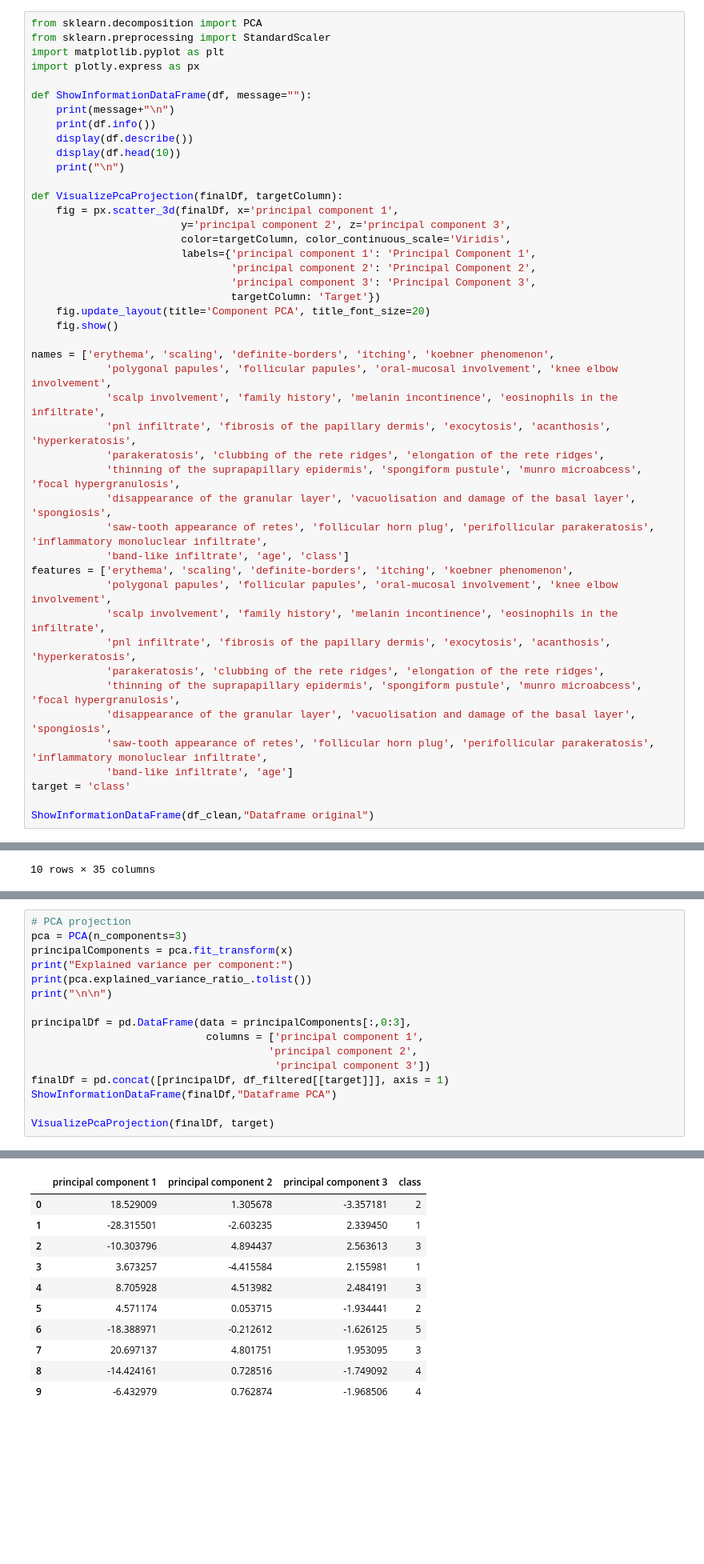
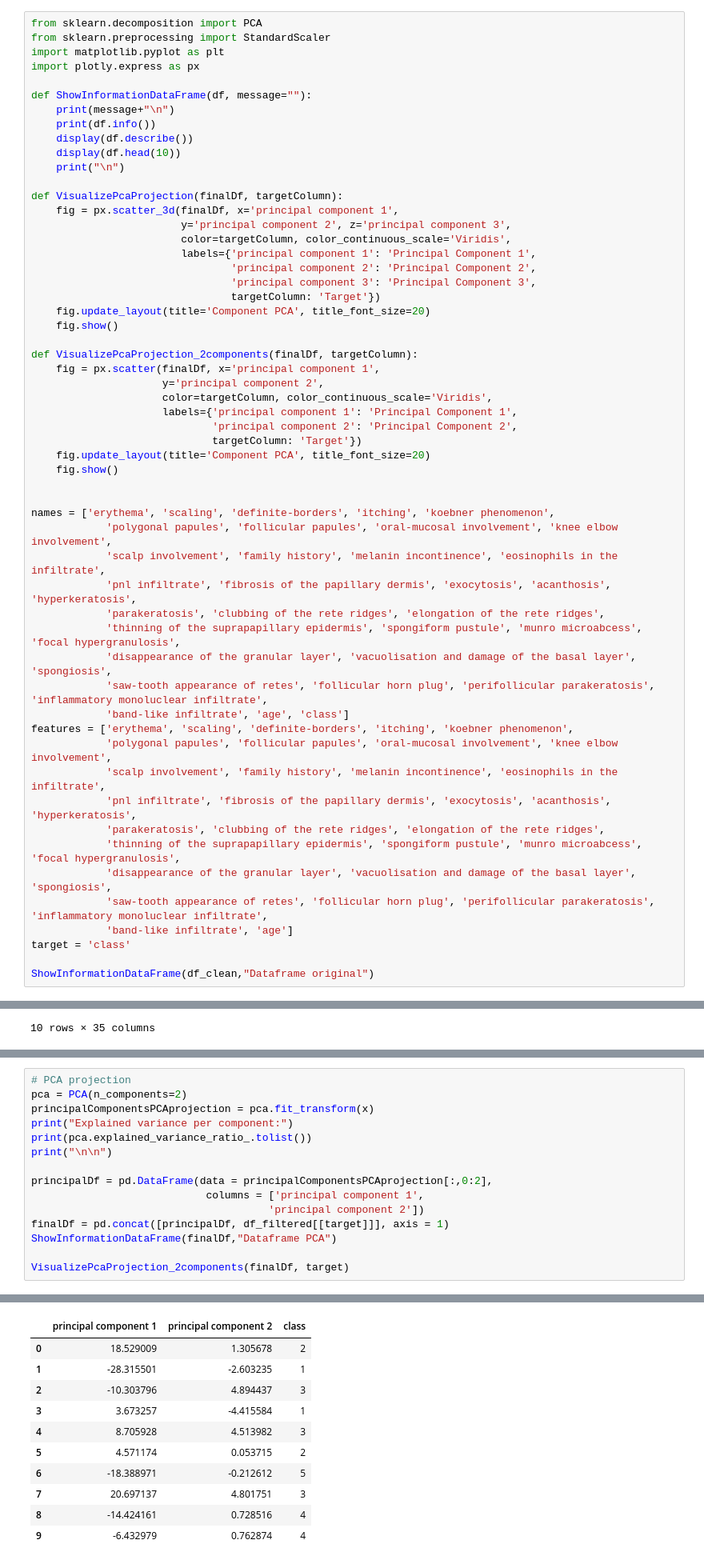
Before and after one commit to giovannaFantacini/KDD_DatasetDermatology, a Jupyter notebook: Mineracao.ipynb, the cells around one changed output, grey strips where cells are left out. Shown at 80% size. Saved outputs shown, nothing was run; the diff lists cells and outputs as text; blank space fills up the shorter version.

```diff
--- a/Mineracao.ipynb
+++ b/Mineracao.ipynb
@@ -305,6 +309,17 @@ def VisualizePcaProjection(finalDf, targetColumn):
     fig.update_layout(title='Component PCA', title_font_size=20)
     fig.show()
 
+def VisualizePcaProjection_2components(finalDf, targetColumn):
+    fig = px.scatter(finalDf, x='principal component 1',
+                     y='principal component 2',
+                     color=targetColumn, color_continuous_scale='Viridis',
+                     labels={'principal component 1': 'Principal Component 1',
+                             'principal component 2': 'Principal Component 2',
+                             targetColumn: 'Target'})
+    fig.update_layout(title='Component PCA', title_font_size=20)
+    fig.show()
+
+
 names = ['erythema', 'scaling', 'definite-borders', 'itching', 'koebner phenomenon',
             'polygonal papules', 'follicular papules', 'oral-mucosal involvement', 'knee elbow involvement',
             'scalp involvement', 'family history', 'melanin incontinence', 'eosinophils in the infiltrate',
@@ -491,19 +506,18 @@ DataFrame filtrado:
 [figure]
 # %%
 # PCA projection
-pca = PCA(n_components=3)
-principalComponents = pca.fit_transform(x)
+pca = PCA(n_components=2)
+principalComponentsPCAprojection = pca.fit_transform(x)
 print("Explained variance per component:")
 print(pca.explained_variance_ratio_.tolist())
 print("\n\n")
 
-principalDf = pd.DataFrame(data = principalComponents[:,0:3],
+principalDf = pd.DataFrame(data = principalComponentsPCAprojection[:,0:2],
                             columns = ['principal component 1',
-                                      'principal component 2',
-                                       'principal component 3'])
+                                      'principal component 2'])
 finalDf = pd.concat([principalDf, df_filtered[[target]]], axis = 1)
 ShowInformationDataFrame(finalDf,"Dataframe PCA")
 
-VisualizePcaProjection(finalDf, target)
+VisualizePcaProjection_2components(finalDf, target)
 # %% [output]
 Explained variance per component:
@@ -537,14 +550,14 @@ None
-|  | principal component 1 | principal component 2 | principal component 3 | class |
-| 0 | 18.529009 | 1.305678 | -3.357181 | 2 |
-| 1 | -28.315501 | -2.603235 | 2.339450 | 1 |
-| 2 | -10.303796 | 4.894437 | 2.563613 | 3 |
-| 3 | 3.673257 | -4.415584 | 2.155981 | 1 |
-| 4 | 8.705928 | 4.513982 | 2.484191 | 3 |
-| 5 | 4.571174 | 0.053715 | -1.934441 | 2 |
-| 6 | -18.388971 | -0.212612 | -1.626125 | 5 |
-| 7 | 20.697137 | 4.801751 | 1.953095 | 3 |
-| 8 | -14.424161 | 0.728516 | -1.749092 | 4 |
-| 9 | -6.432979 | 0.762874 | -1.968506 | 4 |
+|  | principal component 1 | principal component 2 | class |
+| 0 | 18.529009 | 1.305678 | 2 |
+| 1 | -28.315501 | -2.603235 | 1 |
+| 2 | -10.303796 | 4.894437 | 3 |
+| 3 | 3.673257 | -4.415584 | 1 |
+| 4 | 8.705928 | 4.513982 | 3 |
+| 5 | 4.571174 | 0.053715 | 2 |
+| 6 | -18.388971 | -0.212612 | 5 |
+| 7 | 20.697137 | 4.801751 | 3 |
+| 8 | -14.424161 | 0.728516 | 4 |
+| 9 | -6.432979 | 0.762874 | 4 |
 [interactive output not drawn]
 # %% [markdown]
 #### Normalização por Min-Max
```
Also changed, not shown: parts of 33 cells of this notebook.
